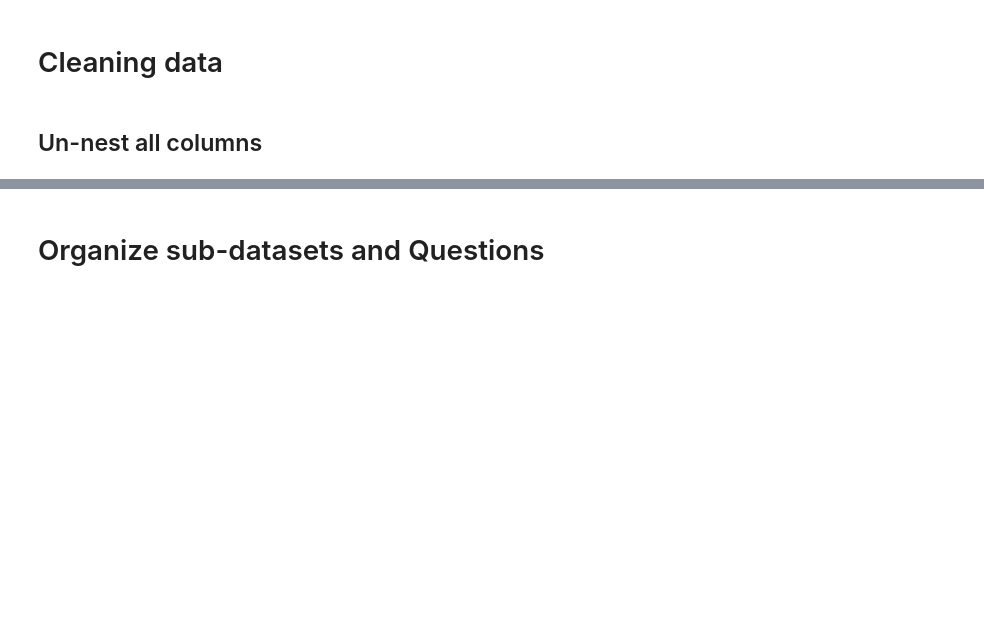
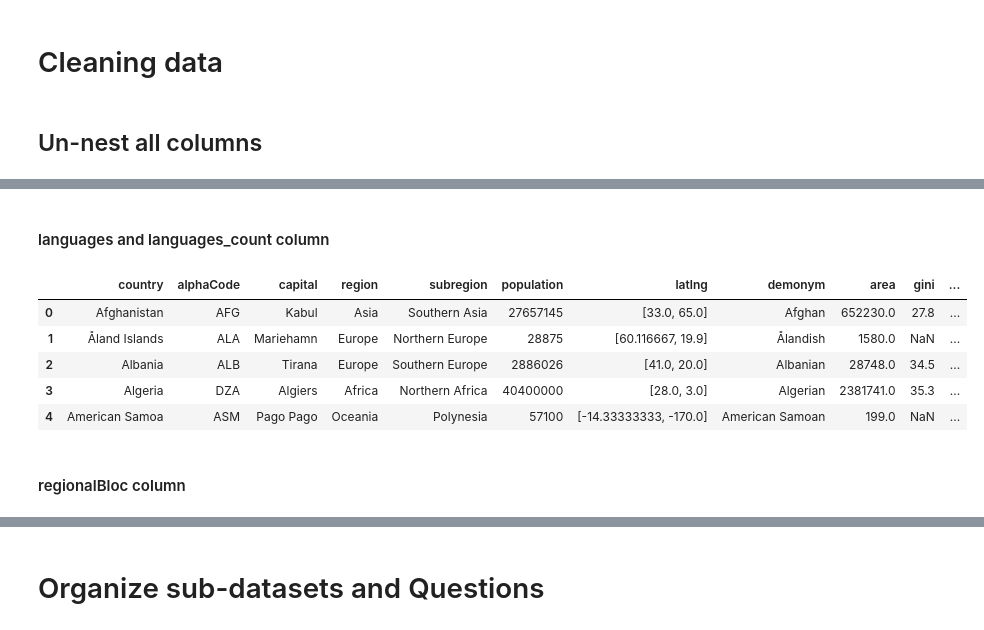
Before and after one commit to ducnguyen4993/country_apis, a Jupyter notebook: apis_test.ipynb, the cells around one changed output, grey strips where cells are left out. Cells and saved outputs as stored; diff of their text form; code cells hidden in the pictures; blank space fills up the shorter version.

```diff
--- a/apis_test.ipynb
+++ b/apis_test.ipynb
@@ -98,0 +382,13 @@ df.head(3)
+# %%
+df.loc[8,'demonym'] = 'International'
+df.loc[30,'demonym'] = df.loc[167,'demonym']
+df.loc[78,'demonym'] = 'French'
+df.loc[79,'demonym'] = 'French'
+df.loc[99,'demonym'] = 'Papal'
+df.loc[95,'demonym'] = 'Guinea'
+df.loc[69,'demonym'] = 'Guinea'
+df.loc[173,'demonym'] = 'Guinea'
+df.loc[165,'demonym'] = 'Korean'
+df.loc[210,'demonym'] = 'Korean'
+df.loc[211,'demonym'] = 'Sudanese'
+df.loc[221,'demonym'] = 'Chinese'
@@ -98,0 +472,20 @@ df.head(3)
+# %% [markdown]
+#### languages and languages_count column
+# %%
+lang_c = []
+for i in df['languages']:
+    a = len(i)
+    lang_c.append(a)
+
+df.insert(16,'languages_count',lang_c)
+
+df.head()
+# %% [output]
+|  | country | alphaCode | capital | region | subregion | population | latlng | demonym | area | gini | ... |
+| 0 | Afghanistan | AFG | Kabul | Asia | Southern Asia | 27657145 | [33.0, 65.0] | Afghan | 652230.0 | 27.8 | ... |
+| 1 | Åland Islands | ALA | Mariehamn | Europe | Northern Europe | 28875 | [60.116667, 19.9] | Ålandish | 1580.0 | NaN | ... |
+| 2 | Albania | ALB | Tirana | Europe | Southern Europe | 2886026 | [41.0, 20.0] | Albanian | 28748.0 | 34.5 | ... |
+| 3 | Algeria | DZA | Algiers | Africa | Northern Africa | 40400000 | [28.0, 3.0] | Algerian | 2381741.0 | 35.3 | ... |
+| 4 | American Samoa | ASM | Pago Pago | Oceania | Polynesia | 57100 | [-14.33333333, -170.0] | American Samoan | 199.0 | NaN | ... |
+# %% [markdown]
+#### regionalBloc column
```
Also changed, not shown: parts of 85 cells of this notebook, 1 other file.
